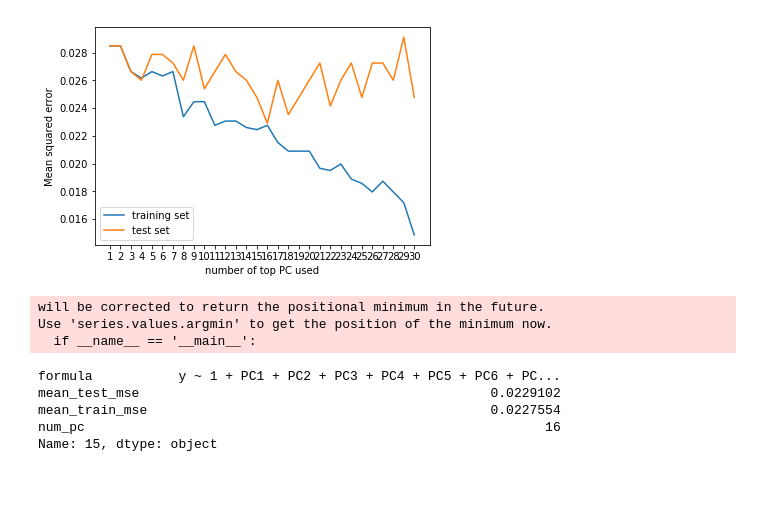
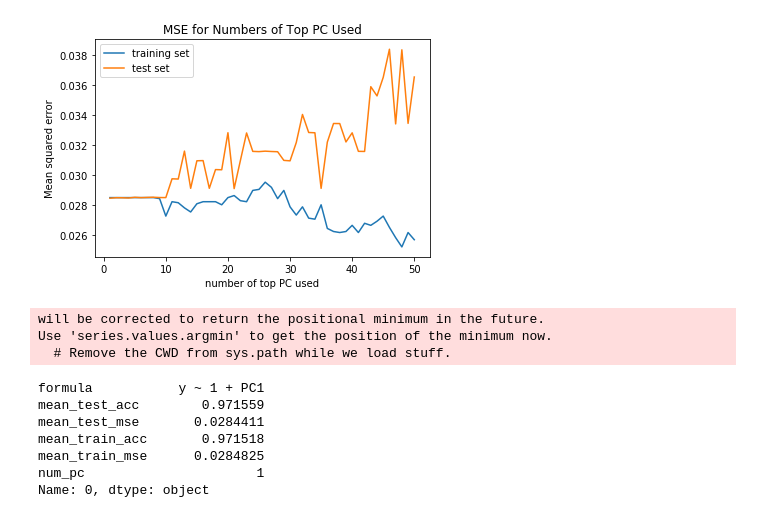
Before and after one commit to angela278/cogs109, a Jupyter notebook: project.ipynb, the cells around one changed output. Cells and saved outputs as stored; diff of their text form; code cells hidden in the pictures; blank space fills up the shorter version.

Commit message:
not standardizing before PCA (might change this back later idk), starting predictor analysis

```diff
--- a/project.ipynb
+++ b/project.ipynb
@@ -19,14 +19,19 @@ one_hot = one_hot.drop(columns=["Unnamed: 0"])
 #print(sexuality_scale)
 
 # top n pca
-n = 30
+n = 50
 predictors = [one_hot.columns[i] for i in range(len(one_hot.columns))]
 X = one_hot[predictors].values.T
-n_i, n_j = X.shape
-stds = np.std(X, axis=1)
-stds = np.repeat(np.reshape(stds, (-1,1)), n_j, axis=1)
-S = X/stds
-pcs = PCA(n_components=n).fit_transform(S.T)
+
+#don't need to standardize since they're dummy variables? idk I asked on piazza
+#but when standardizing, if we try to have more than 30 PCs it causes a LinAlgError: Singular matrix error
+
+#n_i, n_j = X.shape
+#stds = np.std(X, axis=1)
+#stds = np.repeat(np.reshape(stds, (-1,1)), n_j, axis=1)
+#S = X/stds
+pca = PCA(n_components=n)
+pcs = pca.fit_transform(X.T)
 df_pcs = pd.DataFrame(pcs, columns=['PC'+str(i+1) for i in range(n)])
 
 # predict whether the person was gay based on their survey responses
@@ -119,14 +97,21 @@ Name: 29, dtype: object
+# %%
+def accuracy(predictions, true):
+    correct = (predictions == true)
+    acc = sum(correct) / len(correct)
+    return acc
 # %%
 # 10 fold cross validation, logistic regression
 df_pcs = df_pcs.fillna(0)
 mean_mses = []
-kf = KFold(n_splits=5, shuffle=True)
+kf = KFold(n_splits=10, shuffle=True)
 pc_numbers = [i+1 for i in range(n)]
 # linear models using top k=1,2,3,...,20
 for num_pc in pc_numbers:
     # do 10-fold cross validation
     train_mses = []
+    train_accs = []
     test_mses = []
+    test_accs = []
     for train_idx, test_idx in kf.split(df_pcs):
         df_train = df_pcs.iloc[train_idx, :]
         df_test = df_pcs.iloc[test_idx, :]
@@ -142,25 +127,31 @@ for num_pc in pc_numbers:
         # MSE of training set
         train_pred = 1*(res.predict(df_train) > 0.5)
         mse_train = np.mean((train_pred - df_train.y)**2)
+        acc_train = accuracy(train_pred, df_train.y)
 
         # MSE of test set
         test_pred = 1*(res.predict(df_test) > 0.5)
         mse_test = np.mean((test_pred - df_test.y)**2)
+        acc_test = accuracy(test_pred, df_test.y)
 
         # store results
         train_mses.append(mse_train)
         test_mses.append(mse_test)
-
-
+        train_accs.append(acc_train)
+        test_accs.append(acc_test)
 
     # report average training MSE and testing MSE
     mean_train_mse = np.mean(train_mses)
     mean_test_mse = np.mean(test_mses)
+    mean_train_acc = np.mean(train_accs)
+    mean_test_acc = np.mean(test_accs)
 
     mean_mses.append({'num_pc': num_pc,
                       'formula': formula,
                     'mean_train_mse': mean_train_mse,
-                     'mean_test_mse': mean_test_mse})
+                     'mean_test_mse': mean_test_mse,
+                     'mean_train_acc': mean_train_acc,
+                     'mean_test_acc': mean_test_acc})
 
 
 df_res = pd.DataFrame(mean_mses)
@@ -186,21 +177,24 @@ df_res
 # %%
 fig, ax = plt.subplots()
 ax.plot(df_res.num_pc, df_res.mean_train_mse, label='training set')
 ax.plot(df_res.num_pc, df_res.mean_test_mse, label='test set')
 ax.legend()
-ax.set_xticks(df_res.num_pc.values)
+#ax.set_xticks(df_res.num_pc.values)
 ax.set_xlabel('number of top PC used')
 ax.set_ylabel('Mean squared error')
+plt.title("MSE for Numbers of Top PC Used")
 plt.show()
 best_model = df_res.loc[df_res.mean_test_mse.argmin()]
 best_model
 # %% [output]
-[figure, old version]
+[figure, new version]
 will be corrected to return the positional minimum in the future.
 Use 'series.values.argmin' to get the position of the minimum now.
-  if __name__ == '__main__':
+  # Remove the CWD from sys.path while we load stuff.
-formula           y ~ 1 + PC1 + PC2 + PC3 + PC4 + PC5 + PC6 + PC...
-mean_test_mse                                             0.0229102
-mean_train_mse                                            0.0227554
-num_pc                                                           16
-Name: 15, dtype: object
+formula           y ~ 1 + PC1
+mean_test_acc        0.971559
+mean_test_mse       0.0284411
+mean_train_acc       0.971518
+mean_train_mse      0.0284825
+num_pc                      1
+Name: 0, dtype: object
```
Also changed, not shown: parts of 7 cells of this notebook.
